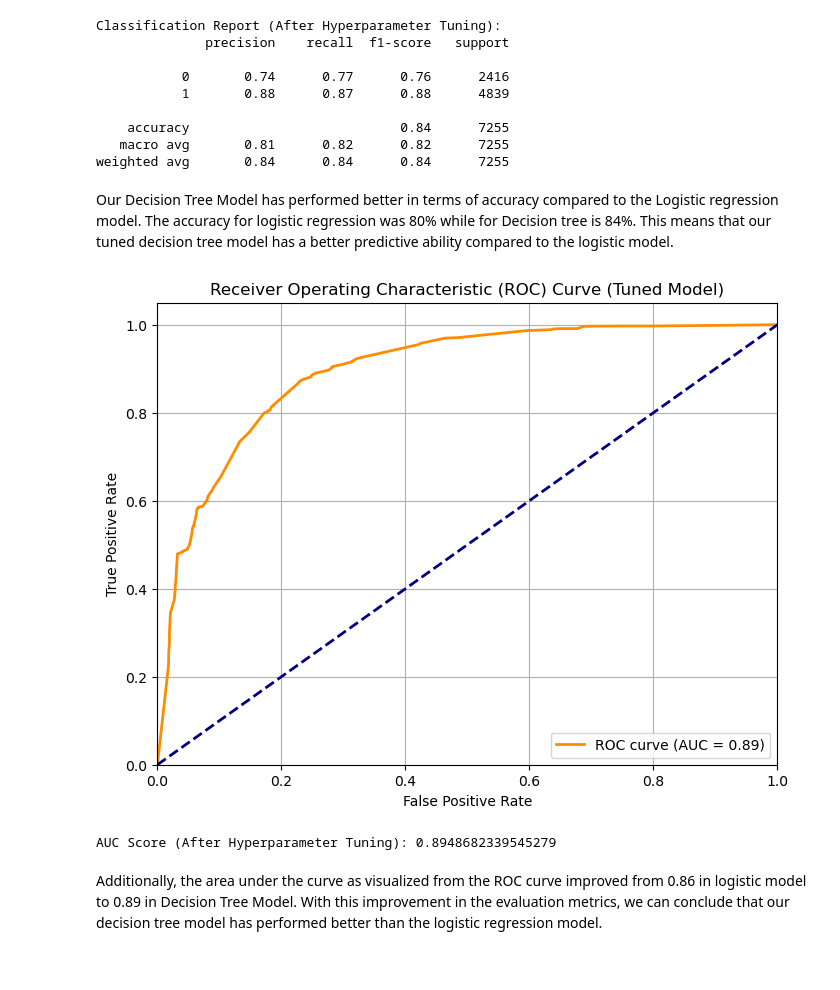
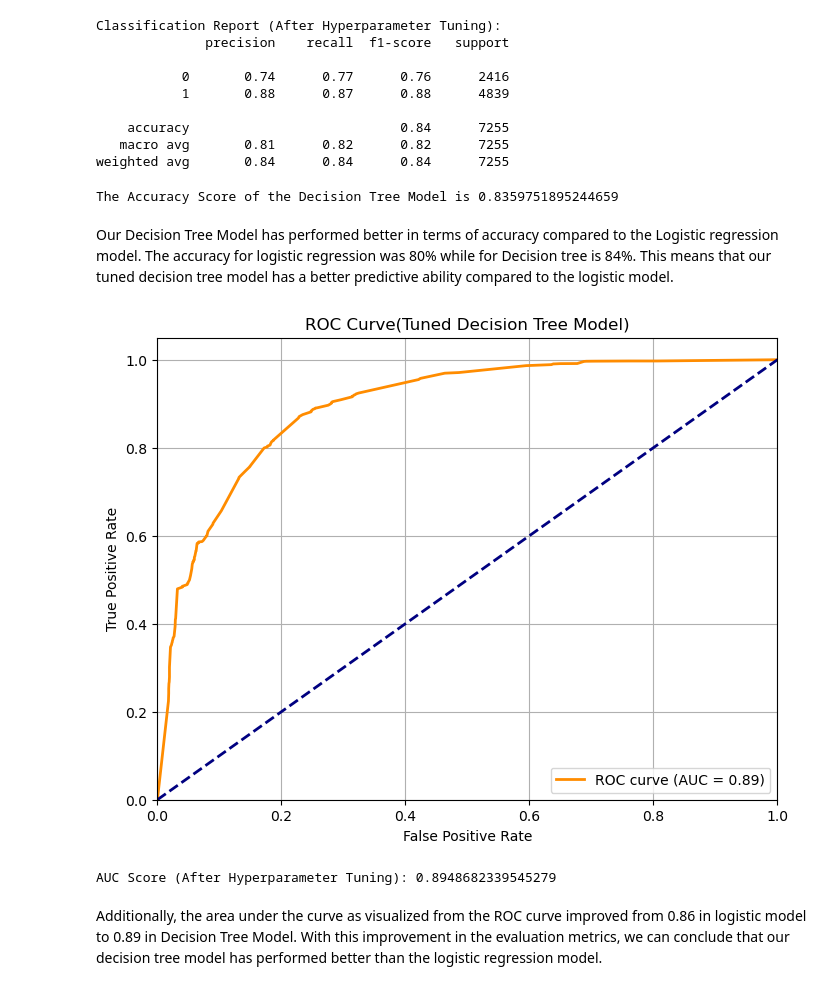
Before and after one commit to James-tech4/JAMES-PHASE-3-DSPT-8-PROJECT, a Jupyter notebook: project3.ipynb, the cells around one changed output. Cells and saved outputs as stored; diff of their text form; code cells hidden in the pictures.

```diff
--- a/project3.ipynb
+++ b/project3.ipynb
@@ -802,30 +793,36 @@ Classification Report (After Hyperparameter Tuning):
     accuracy                           0.84      7255
    macro avg       0.81      0.82      0.82      7255
 weighted avg       0.84      0.84      0.84      7255
+# %%
+# Calculate the accuracy score
+accuracy = accuracy_score(y_test_dt, y_pred_best)
+print(f"The Accuracy Score of the Decision Tree Model is {accuracy}")
+# %% [output]
+The Accuracy Score of the Decision Tree Model is 0.8359751895244659
 # %% [markdown]
 Our Decision Tree Model has performed better in terms of accuracy compared to the Logistic regression model. The accuracy for logistic regression was 80% while for Decision tree is 84%. This means that our tuned decision tree model has a better predictive ability compared to the logistic model.
 # %%
 # Calculate ROC curve
 fpr_best, tpr_best, _ = roc_curve(y_test_dt, y_pred_proba_best)
 roc_auc_best = auc(fpr_best, tpr_best)
 
 # Plot ROC curve
 plt.figure(figsize=(8, 6))
 plt.plot(fpr_best, tpr_best, color='darkorange', lw=2, label=f'ROC curve (AUC = {roc_auc_best:.2f})')
 plt.plot([0, 1], [0, 1], color='navy', lw=2, linestyle='--')
 plt.xlim([0.0, 1.0])
 plt.ylim([0.0, 1.05])
 plt.xlabel('False Positive Rate')
 plt.ylabel('True Positive Rate')
-plt.title('Receiver Operating Characteristic (ROC) Curve (Tuned Model)')
+plt.title('ROC Curve(Tuned Decision Tree Model)')
 plt.legend(loc="lower right")
 plt.grid(True)
 plt.show()
 
 print("\
 AUC Score (After Hyperparameter Tuning):", roc_auc_best)
 # %% [output]
-[figure, old version]
+[figure, new version]
 AUC Score (After Hyperparameter Tuning): 0.8948682339545279
 # %% [markdown]
 Additionally, the area under the curve as visualized from the ROC curve improved from 0.86 in logistic model to 0.89 in Decision Tree Model. With this improvement in the evaluation metrics, we can conclude that our decision tree model has performed better than the logistic regression model.
```
Also changed, not shown: parts of 12 cells of this notebook.
